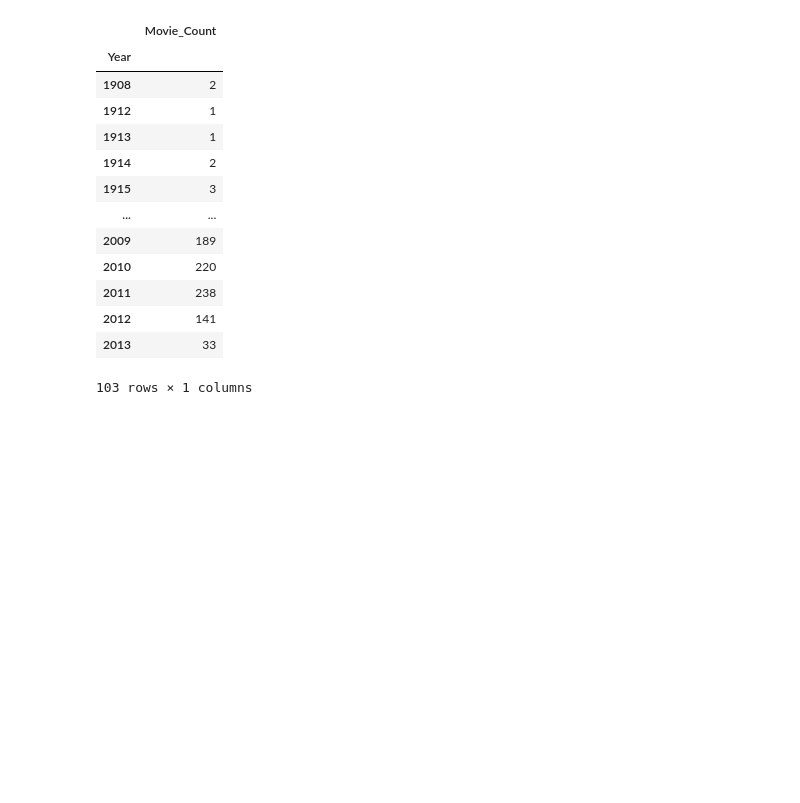
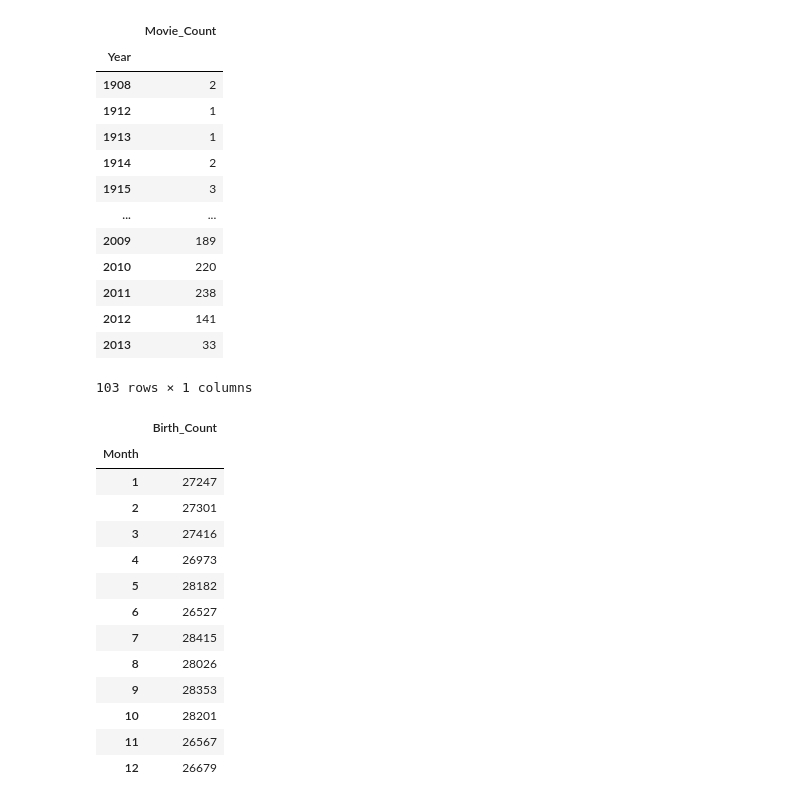
Before and after one commit to valeskaaa/Group_04, a Jupyter notebook: prototyping/MovieClassNotebook.ipynb, the cells around one changed output. Drawn from its saved outputs; the diff is of its cells as text; code cells hidden in the pictures; blank space fills up the shorter version.

```diff
--- a/prototyping/MovieClassNotebook.ipynb
+++ b/prototyping/MovieClassNotebook.ipynb
@@ -330,10 +330,12 @@ class MovieDataset(BaseModel):
                 mode = 'Y'
 
             if mode == 'Y':
-                births = self.character_metadata["actor_dob"].dt.year.value_counts().sort_index().to_frame(name="Birth_Count")
+                births = self.character_metadata["actor_dob"].dt.year.value_counts().sort_index().to_frame(name="Birth_Count").astype(int)
+                births.index = births.index.astype(int)
                 births.index.name = "Year"
             else:
-                births = self.character_metadata["actor_dob"].dt.month.value_counts().sort_index().to_frame(name="Birth_Count")
+                births = self.character_metadata["actor_dob"].dt.month.value_counts().sort_index().to_frame(name="Birth_Count").astype(int)
+                births.index = births.index.astype(int)
                 births.index.name = "Month"
 
             return births
@@ -488,3 +492,20 @@ test_data.releases()
 | 2012 | 141 |
 | 2013 | 33 |
 103 rows × 1 columns
+# %%
+test_data.ages('m')
+# %% [output]
+|  | Birth_Count |
+| Month |  |
+| 1 | 27247 |
+| 2 | 27301 |
+| 3 | 27416 |
+| 4 | 26973 |
+| 5 | 28182 |
+| 6 | 26527 |
+| 7 | 28415 |
+| 8 | 28026 |
+| 9 | 28353 |
+| 10 | 28201 |
+| 11 | 26567 |
+| 12 | 26679 |
```
Also changed, not shown: parts of 1 cell of this notebook, 5 other files.
